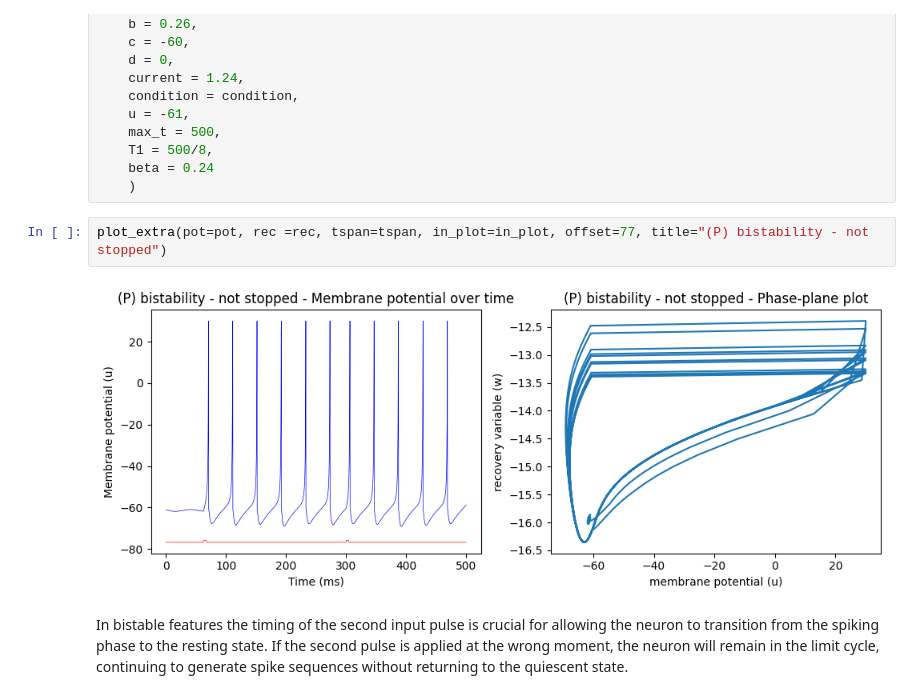
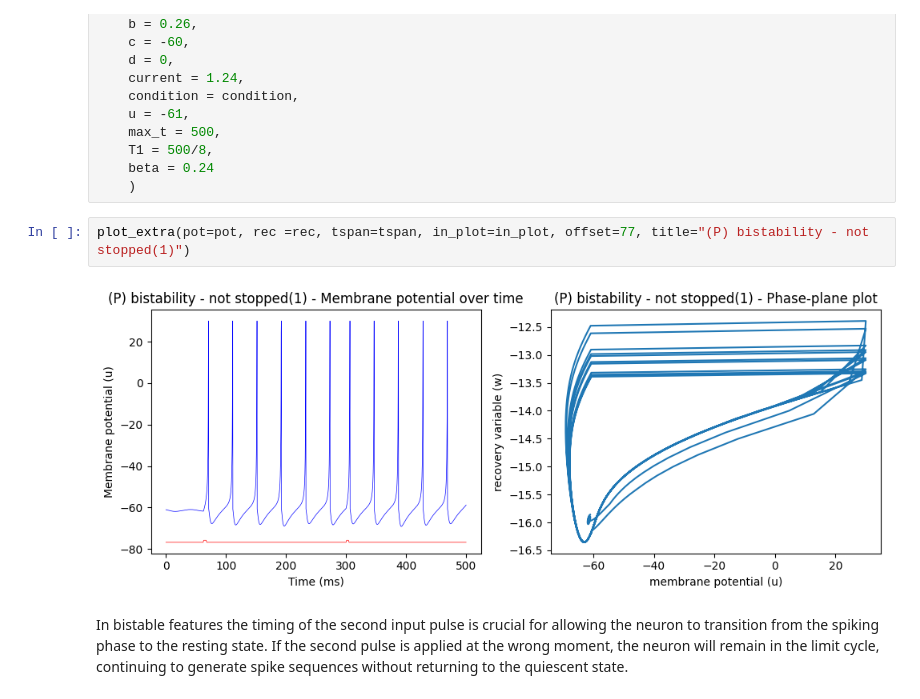
Before and after one commit to francealip/cns_lab, a Jupyter notebook: LAB1/bonnus_track.ipynb, the cells around one changed output. Cells and saved outputs as stored; diff of their text form.

```diff
--- a/LAB1/bonnus_track.ipynb
+++ b/LAB1/bonnus_track.ipynb
@@ -168,9 +168,9 @@ pot, rec, tspan, in_curr, in_plot = izhikevich_bonus(
     beta = 0.24
     )
 # %%
-plot_extra(pot=pot, rec =rec, tspan=tspan, in_plot=in_plot, offset=77, title="(P) bistability - not stopped")
+plot_extra(pot=pot, rec =rec, tspan=tspan, in_plot=in_plot, offset=77, title="(P) bistability - not stopped(1)")
 # %% [output]
-[figure, old version]
+[figure, new version]
 # %% [markdown]
 In bistable features the timing of the second input pulse is crucial for allowing the neuron to transition from the spiking phase to the resting state. If the second pulse is applied at the wrong moment, the neuron will remain in the limit cycle, continuing to generate spike sequences without returning to the quiescent state.
 # %%
```
Also changed, not shown: parts of 1 cell of this notebook, 5 other files.
